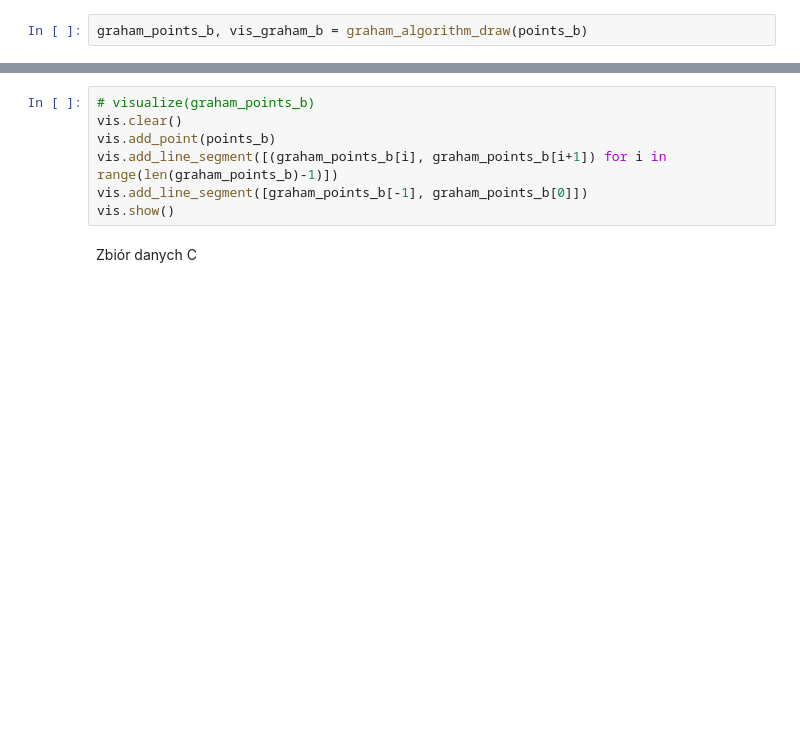
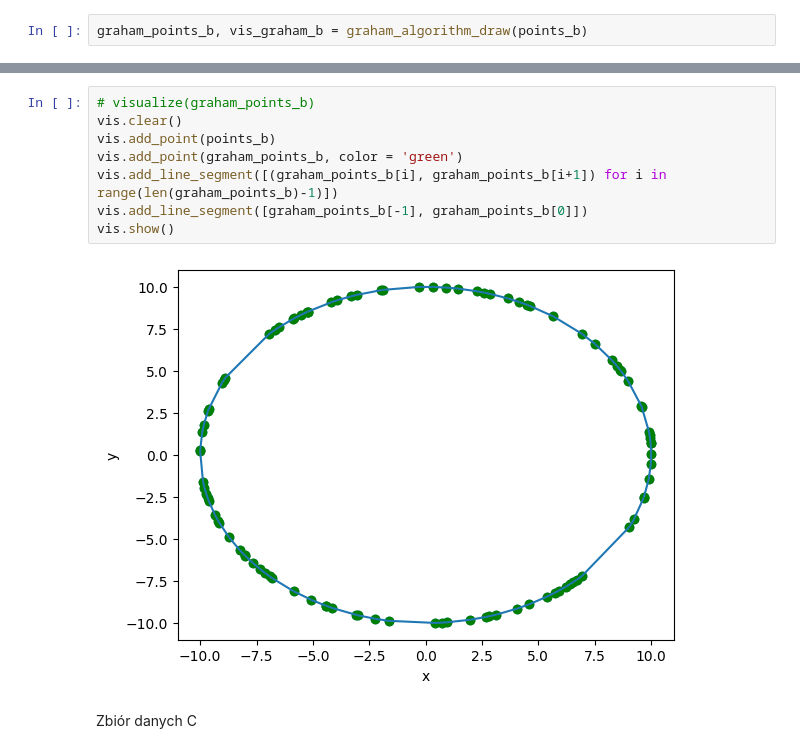
Before and after one commit to mistrzegiptu/Algorytmy-Geometryczne, a Jupyter notebook: bitalg/lab2/main.ipynb, the cells around one changed output, grey strips where cells are left out. Drawn from its saved outputs; the diff is of its cells as text; blank space fills up the shorter version.

```diff
--- a/bitalg/lab2/main.ipynb
+++ b/bitalg/lab2/main.ipynb
@@ -378,10 +419,13 @@ vis_graham_b.show_gif()
 # %%
 # visualize(graham_points_b)
 vis.clear()
 vis.add_point(points_b)
+vis.add_point(graham_points_b, color = 'green')
 vis.add_line_segment([(graham_points_b[i], graham_points_b[i+1]) for i in range(len(graham_points_b)-1)])
 vis.add_line_segment([graham_points_b[-1], graham_points_b[0]])
 vis.show()
+# %% [output]
+[figure, added]
 # %% [markdown]
 Zbiór danych C
 # %%
```
Also changed, not shown: parts of 21 cells of this notebook, 1 other file.
